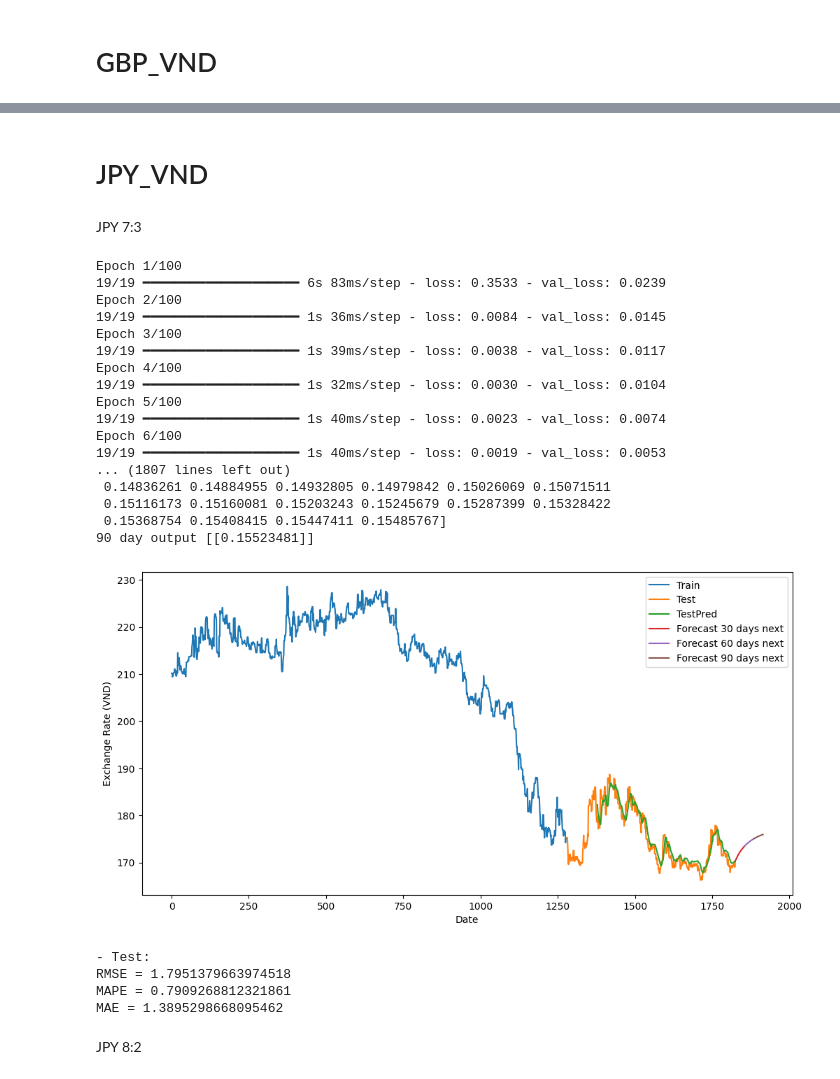
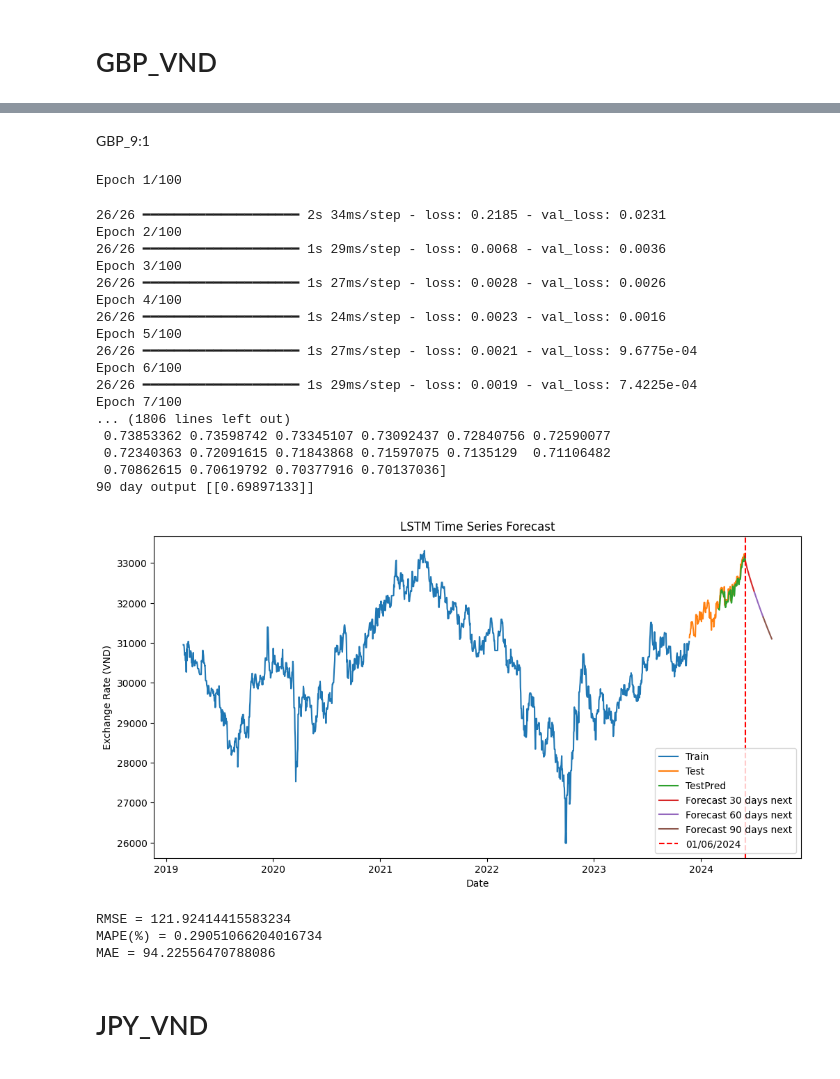
Before and after one commit to TTMChung/IS403_O22_HTCL_4, a Jupyter notebook: Model/LSTM.ipynb, the cells around one changed output, grey strips where cells are left out. Saved outputs shown, nothing was run; the diff lists cells and outputs as text; code cells hidden in the pictures.

```diff
--- a/Model/LSTM.ipynb
+++ b/Model/LSTM.ipynb
@@ -384,2 +357,29 @@ MAE = 139.23318407012212
+# %% [markdown]
+GBP_9:1
+# %%
+implement_LSTM(train_gbp_3_sc, test_gbp_3_sc)
+# %% [output]
+Epoch 1/100
+26/26 ━━━━━━━━━━━━━━━━━━━━ 2s 34ms/step - loss: 0.2185 - val_loss: 0.0231
+Epoch 2/100
+26/26 ━━━━━━━━━━━━━━━━━━━━ 1s 29ms/step - loss: 0.0068 - val_loss: 0.0036
+Epoch 3/100
+26/26 ━━━━━━━━━━━━━━━━━━━━ 1s 27ms/step - loss: 0.0028 - val_loss: 0.0026
+Epoch 4/100
+26/26 ━━━━━━━━━━━━━━━━━━━━ 1s 24ms/step - loss: 0.0023 - val_loss: 0.0016
+Epoch 5/100
+26/26 ━━━━━━━━━━━━━━━━━━━━ 1s 27ms/step - loss: 0.0021 - val_loss: 9.6775e-04
+Epoch 6/100
+26/26 ━━━━━━━━━━━━━━━━━━━━ 1s 29ms/step - loss: 0.0019 - val_loss: 7.4225e-04
+Epoch 7/100
+... (1806 lines left out)
+ 0.73853362 0.73598742 0.73345107 0.73092437 0.72840756 0.72590077
+ 0.72340363 0.72091615 0.71843868 0.71597075 0.7135129  0.71106482
+ 0.70862615 0.70619792 0.70377916 0.70137036]
+90 day output [[0.69897133]]
+[figure, added]
+RMSE = 121.92414415583234
+MAPE(%) = 0.29051066204016734
+MAE = 94.22556470788086
 # %% [markdown]
 # JPY_VND
@@ -396,32 +385,0 @@ jpy_sc = scaler.fit_transform(np.array(jpy).reshape(-1, 1))
-# %% [markdown]
-JPY 7:3
-# %%
-train_jpy_1_sc = jpy_sc[:int(0.7 * len(eur))]
-test_jpy_1_sc = jpy_sc[int(0.7 * len(eur)):]
-# Thực hiện hàm đã cập nhật
-implement_LSTM(train_jpy_1_sc, test_jpy_1_sc)
-# %% [output]
-Epoch 1/100
-19/19 ━━━━━━━━━━━━━━━━━━━━ 6s 83ms/step - loss: 0.3533 - val_loss: 0.0239
-Epoch 2/100
-19/19 ━━━━━━━━━━━━━━━━━━━━ 1s 36ms/step - loss: 0.0084 - val_loss: 0.0145
-Epoch 3/100
-19/19 ━━━━━━━━━━━━━━━━━━━━ 1s 39ms/step - loss: 0.0038 - val_loss: 0.0117
-Epoch 4/100
-19/19 ━━━━━━━━━━━━━━━━━━━━ 1s 32ms/step - loss: 0.0030 - val_loss: 0.0104
-Epoch 5/100
-19/19 ━━━━━━━━━━━━━━━━━━━━ 1s 40ms/step - loss: 0.0023 - val_loss: 0.0074
-Epoch 6/100
-19/19 ━━━━━━━━━━━━━━━━━━━━ 1s 40ms/step - loss: 0.0019 - val_loss: 0.0053
-... (1807 lines left out)
- 0.14836261 0.14884955 0.14932805 0.14979842 0.15026069 0.15071511
- 0.15116173 0.15160081 0.15203243 0.15245679 0.15287399 0.15328422
- 0.15368754 0.15408415 0.15447411 0.15485767]
-90 day output [[0.15523481]]
-[figure, removed]
-- Test:
-RMSE = 1.7951379663974518
-MAPE = 0.7909268812321861
-MAE = 1.3895298668095462
-# %% [markdown]
-JPY 8:2
```
Also changed, not shown: parts of 54 cells of this notebook.
